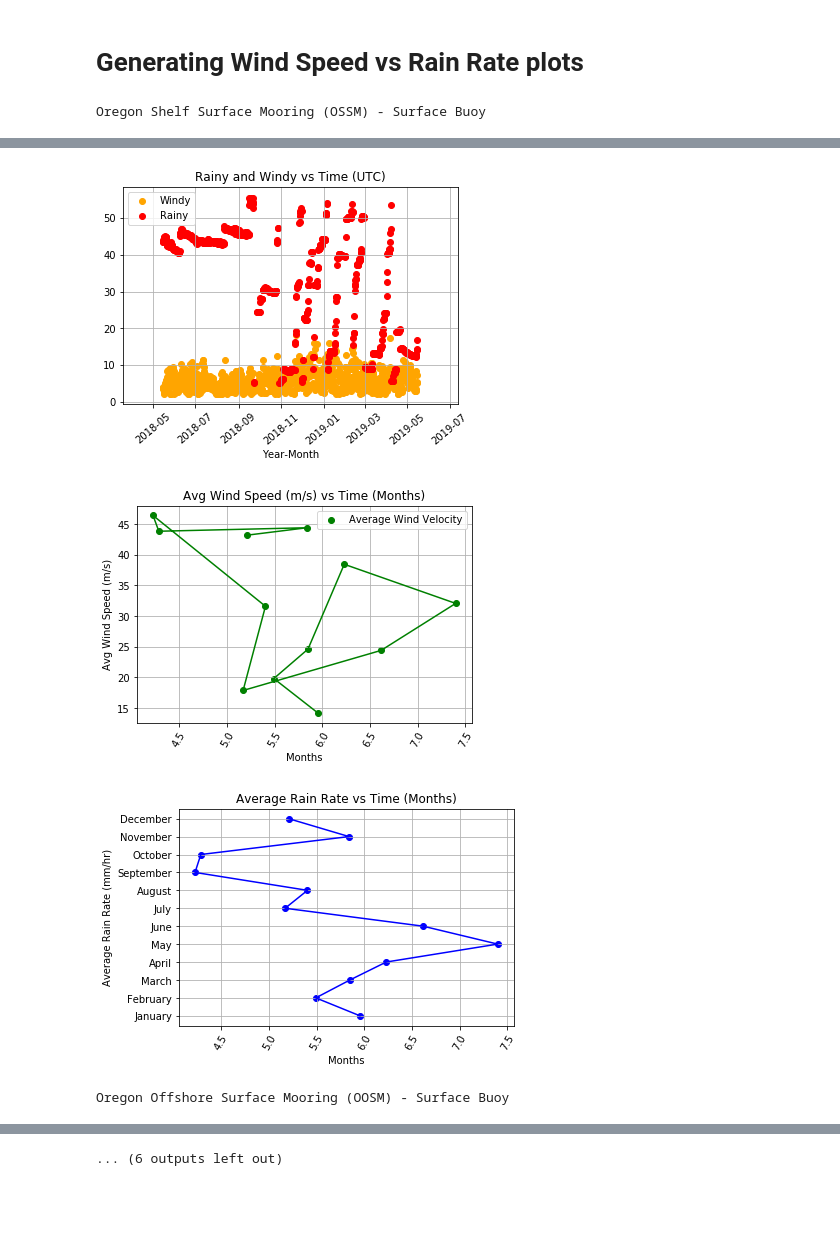
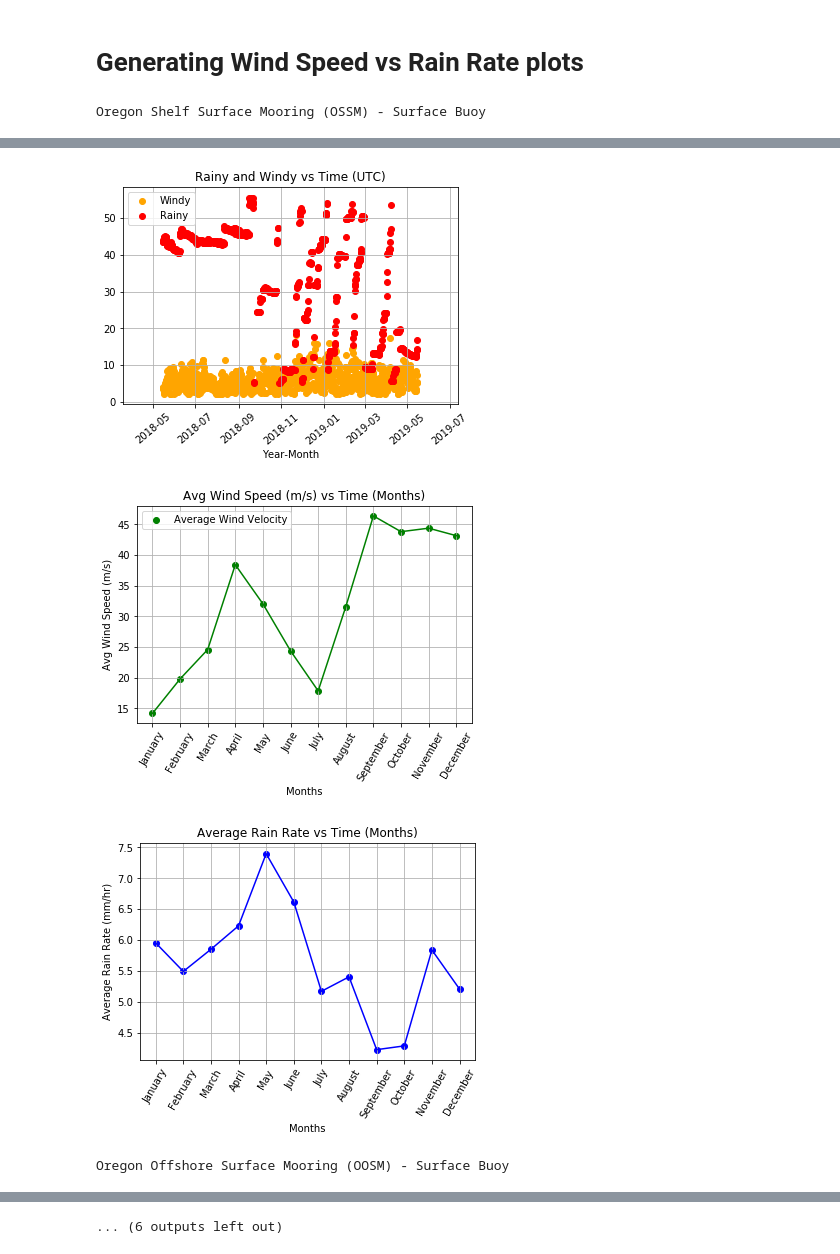
Before and after one commit to calebkt/Project-2-Meteorology, a Jupyter notebook: TaingCal_BME450_Meteorology.ipynb, the cells around one changed output, grey strips where cells are left out. Cells and saved outputs as stored; diff of their text form; code cells hidden in the pictures; blank space fills up the shorter version.

```diff
--- a/TaingCal_BME450_Meteorology.ipynb
+++ b/TaingCal_BME450_Meteorology.ipynb
@@ -323,39 +323,39 @@ for i in range(len(data_request_url)):
     #Normalizing velocity and precipitation
     mean_vel=np.mean(velocity)
     mean_precipitate=np.mean(precipitation)
 
     # From return function
     # 0 = Months
     # 1 = Wind Velocity
     # 2 = Rain rate
-    plt.scatter(avg[0],avg[1],color='green',label = 'Average Wind Velocity')
-    plt.plot(avg[0],avg[1],color='green')
+    plt.scatter(avg[2],avg[1],color='green',label = 'Average Wind Velocity')
+    plt.plot(avg[2],avg[1],color='green')
     plt.legend()
     plt.xticks(rotation=60)
     plt.xlabel('Months')
     plt.ylabel('Avg Wind Speed (m/s)')
     plt.title('Avg Wind Speed (m/s) vs Time (Months)')
     plt.grid(True)
     plt.show()
 
-    plt.scatter(avg[0],avg[2],color='blue',label = 'Average Rain rate')
-    plt.plot(avg[0],avg[2],color='blue')
+    plt.scatter(avg[2],avg[0],color='blue',label = 'Average Rain rate')
+    plt.plot(avg[2],avg[0],color='blue')
     plt.xticks(rotation=60)
     plt.xlabel('Months')
     plt.ylabel('Average Rain Rate (mm/hr)')
     plt.title('Average Rain Rate vs Time (Months)')
     plt.grid(True)
     plt.show()
 # %% [output]
 Oregon Shelf Surface Mooring (OSSM) - Surface Buoy
 [figure]
 [figure]
 [figure]
 [figure]
 [figure]
 [figure]
-[figure, old version]
+[figure, new version]
-[figure, old version]
+[figure, new version]
 Oregon Offshore Surface Mooring (OOSM) - Surface Buoy
 [figure]
 [figure]
```
